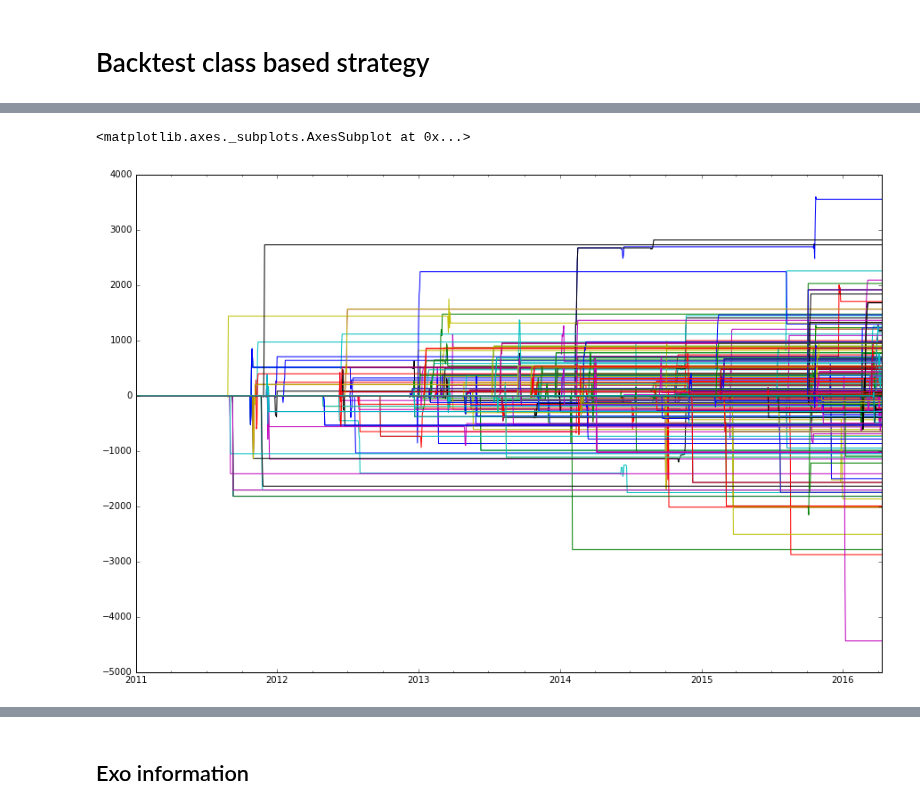
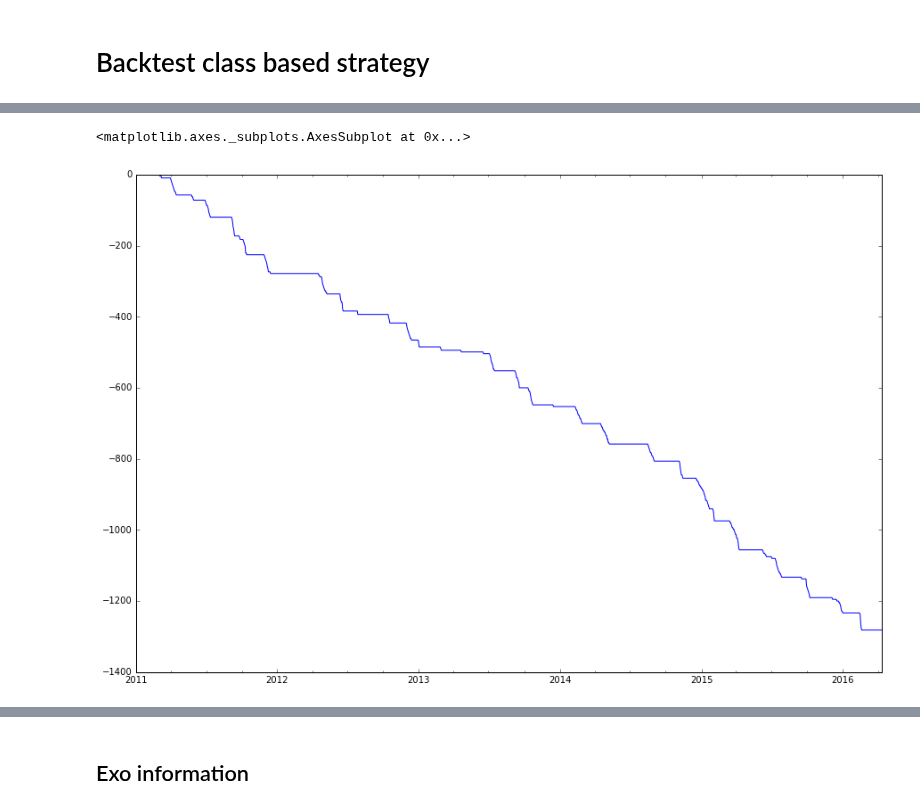
Before and after one commit to trendmanagement/tmqrexo_alexveden, a Jupyter notebook: notebooks/Strategy_MAcrossingTrail_StrategyModule.ipynb, the cells around one changed output, grey strips where cells are left out. Drawn from its saved outputs; the diff is of its cells as text; code cells hidden in the pictures.

```diff
--- a/notebooks/Strategy_MAcrossingTrail_StrategyModule.ipynb
+++ b/notebooks/Strategy_MAcrossingTrail_StrategyModule.ipynb
@@ -34,14 +34,14 @@ STRATEGY_CONTEXT = {
         'direction': -1,
         'opt_params': [
                 #OptParam(name, default_value, min_value, max_value, step)
-                OptParamArray('Direction', [-1]),
-                OptParam('SlowMAPeriod', 20, 10, 30, 2),
-                OptParam('FastMAPeriod', 2, 2, 20, 1),
-                OptParam('MedianPeriod', 5, 5, 20, 3)
+                OptParamArray('Direction', [-1, 1]),
+                OptParam('SlowMAPeriod', 20, 30, 30, 60),
+                OptParam('FastMAPeriod', 2, 2, 20, 2),
+                OptParam('MedianPeriod', 5, 5, 40, 5)
             ],
     },
     'swarm': {
-        'members_count': 5,
+        'members_count': 2,
         'ranking_function': SwarmRanker.highestreturns_universal,
         'ranking_params': {
             # 'ranking_type' - global ranking mode
@@ -51,8 +51,8 @@ STRATEGY_CONTEXT = {
 
             # Used for 'ranking_type' = 'relstr'
             'ranking_relstr_ma_period': 90,
-            'ranking_relstr_upperbound': 1.4,
-            'ranking_relstr_lowerbound': 0.98,
+            'ranking_relstr_upperbound': 2.5,
+            'ranking_relstr_lowerbound': 1.05,
 
             # Used for 'ranking_type' = 'returns'
             # Ranking function exta parameters (main ranking metric period)
@@ -72,17 +72,17 @@ STRATEGY_CONTEXT = {
             'ignore_eqty_with_negative_ma_slope_period': 5, # Slope lookback filter = MA-MA[-slope_lookback] <= 0
 
             # Ignoring all swarm members when the change of AvgSwarm equity is negative
-            #'ignore_if_avg_swarm_negative_change': True,      # Comment the line to turn off
-            'ignore_if_avg_swarm_negative_change_period': 14, # AvgSwarm change period
+            'ignore_if_avg_swarm_negative_change': True,      # Comment the line to turn off
+            'ignore_if_avg_swarm_negative_change_period': 90, # AvgSwarm change period
 
         },
         'rebalance_time_function': SwarmRebalance.every_monday,
         # SwarmFilter.swingpoint_daily - original TMQR Swingpoint logics from Matlab
         # SwarmFilter.volatility_chandelier - Alex's volatility based logic (old name: SwarmFilter.swingpoint_threshold)
-        'global_filter_function': SwarmFilter.swingpoint_daily,
+        'global_filter_function': SwarmFilter.volatility_chandelier,
         'global_filter_params': {
             'up_factor': 10.0,
-            'down_factor': 10.0,
+            'down_factor': 20.0,
             'period': 5,
         },
     },
@@ -110,5 +110,5 @@ legend(loc=2);
 # %%
-smgr.swarm_picked.plot(legend=False)
+smgr.swarm_avg.plot()
 # %% [output]
 <matplotlib.axes._subplots.AxesSubplot at 0x...>
-[figure, old version]
+[figure, new version]
```
Also changed, not shown: parts of 4 cells of this notebook, 2 other files.
